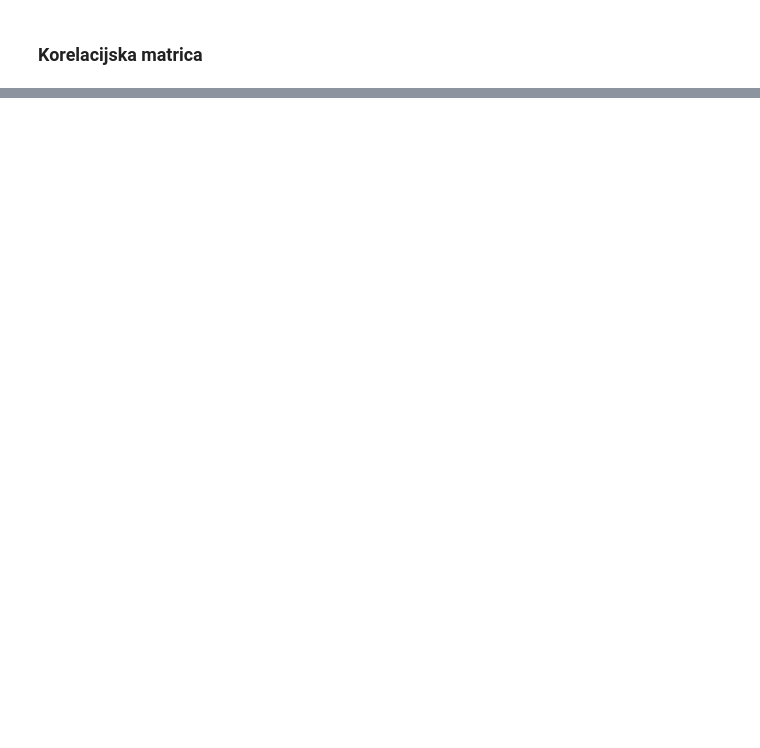
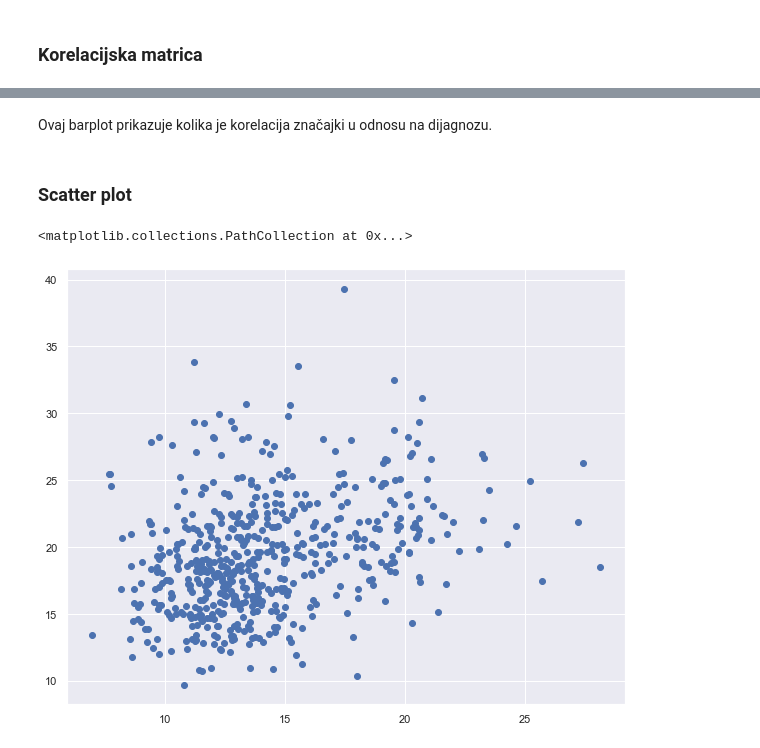
Before and after one commit to Antonio-Ilinovic/UUZOP_projekt, a Jupyter notebook: Breast_cancer_classifciation.ipynb, the cells around one changed output, grey strips where cells are left out. Cells and saved outputs as stored; diff of their text form; code cells hidden in the pictures; blank space fills up the shorter version.

```diff
--- a/Breast_cancer_classifciation.ipynb
+++ b/Breast_cancer_classifciation.ipynb
@@ -286,0 +335,9 @@ plt.show()
+# %% [markdown]
+Ovaj barplot prikazuje kolika je korelacija značajki u odnosu na dijagnozu.
+# %% [markdown]
+### Scatter plot
+# %%
+plt.scatter(data.loc[:, 'Radius Mean'], data.loc[:, 'Texture Mean'])
+# %% [output]
+<matplotlib.collections.PathCollection at 0x...>
+[figure, added]
```
Also changed, not shown: parts of 11 cells of this notebook.
